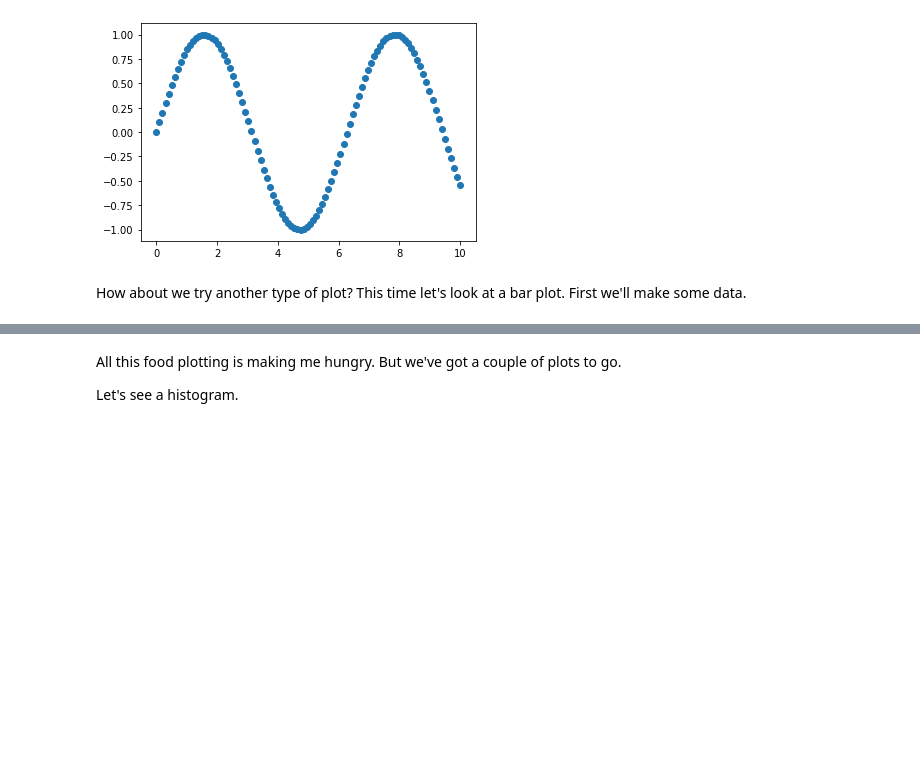
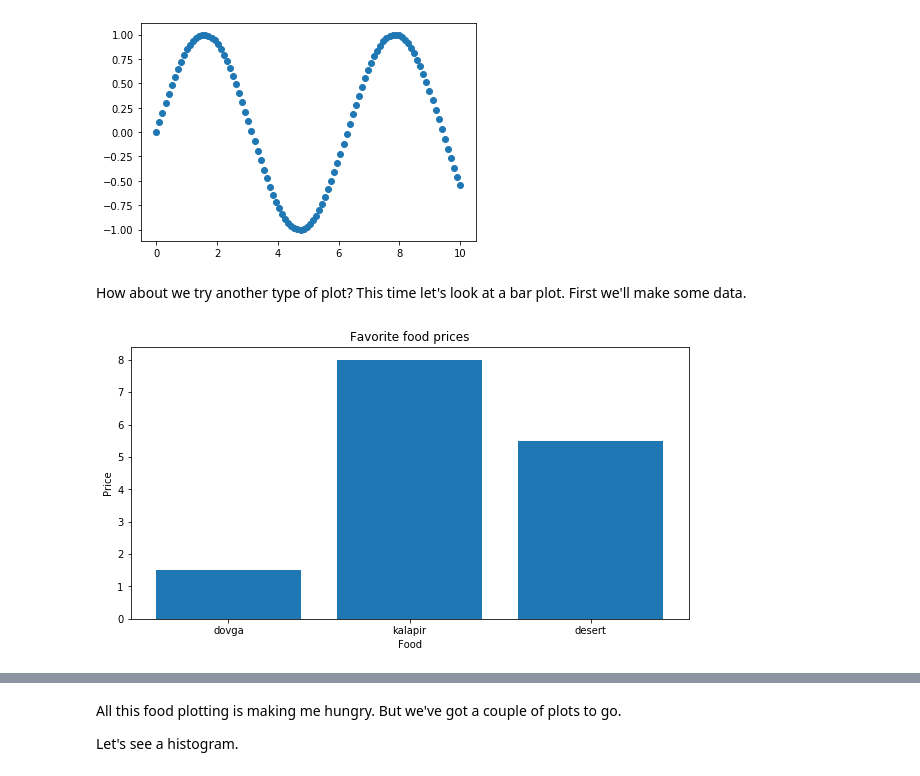
Before and after one commit to faridhuseynov/Udemy_ZTM, a Jupyter notebook: matplotlib-exercises.ipynb, the cells around one changed output, grey strips where cells are left out. Saved outputs shown, nothing was run; the diff lists cells and outputs as text; code cells hidden in the pictures; blank space fills up the shorter version.

```diff
--- a/matplotlib-exercises.ipynb
+++ b/matplotlib-exercises.ipynb
@@ -118,11 +118,20 @@ How about we try another type of plot? This time let's look at a bar plot. First
 # %%
 # Create a Python dictionary of 3 of your favourite foods with
 # The keys of the dictionary should be the food name and the values their price
+foods ={"dovga":1.5,
+        "kalapir":8.0,
+        "desert":5.5}
 # %%
 # Create a bar graph where the x-axis is the keys of the dictionary
 # and the y-axis is the values of the dictionary
-
+fig,ax = plt.subplots(figsize=(10,5))
+ax.bar(foods.keys(),foods.values())
 
 # Add a title, xlabel and ylabel to the plot
+ax.set(title="Favorite food prices",
+       xlabel="Food",
+       ylabel="Price");
+# %% [output]
+[figure, added]
 # %%
 # Make the same plot as above, except this time make the bars go horizontal
```
Also changed, not shown: parts of 28 cells of this notebook, 2 other files.
